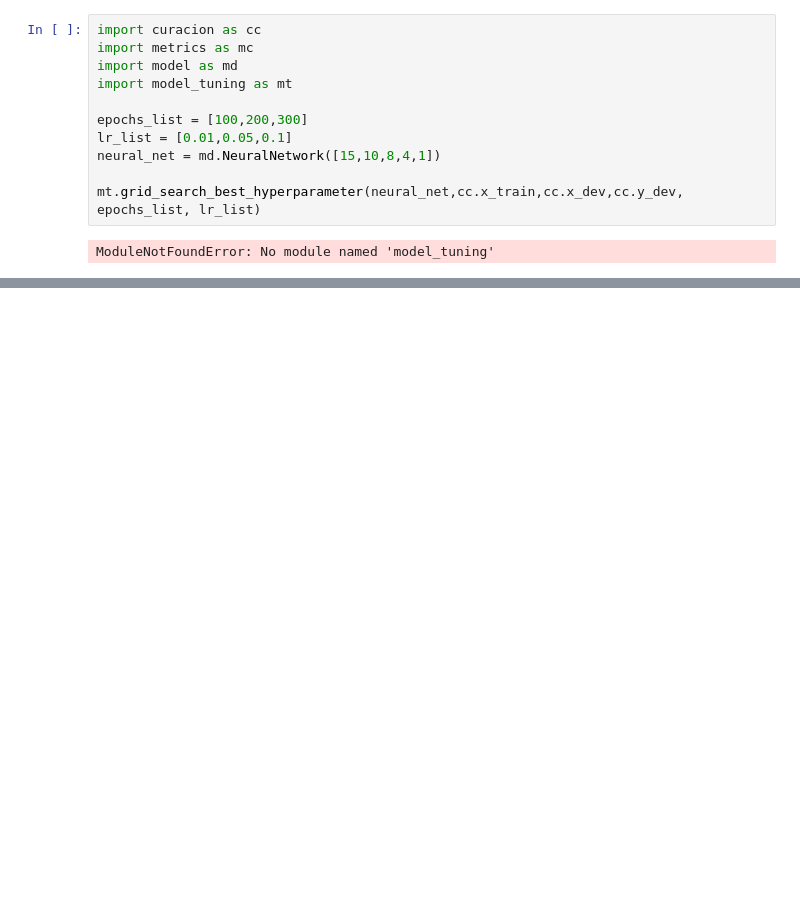
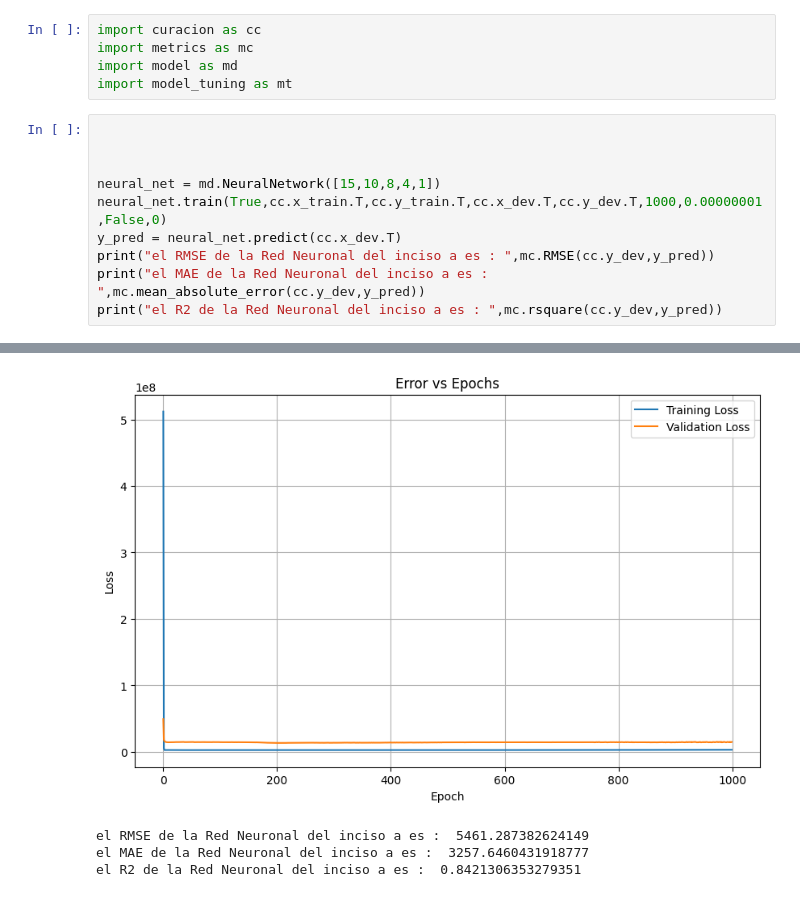
Before and after one commit to benjaminvitale/TP4_ml, a Jupyter notebook: results.ipynb, the cells around one changed output, grey strips where cells are left out. Cells and saved outputs as stored; diff of their text form; blank space fills up the shorter version.

```diff
--- a/results.ipynb
+++ b/results.ipynb
@@ -3,11 +3,14 @@ import curacion as cc
 import metrics as mc
 import model as md
 import model_tuning as mt
-
-epochs_list = [100,200,300]
-lr_list = [0.01,0.05,0.1]
-neural_net = md.NeuralNetwork([15,10,8,4,1])
-
-mt.grid_search_best_hyperparameter(neural_net,cc.x_train,cc.x_dev,cc.y_dev, epochs_list, lr_list)
-# %% [output]
-ModuleNotFoundError: No module named 'model_tuning'
+# %%
+
+
+
+neural_net = md.NeuralNetwork([15,10,8,4,1])
+neural_net.train(True,cc.x_train.T,cc.y_train.T,cc.x_dev.T,cc.y_dev.T,1000,0.00000001,False,0)
+y_pred = neural_net.predict(cc.x_dev.T)
+print("el RMSE de la Red Neuronal del inciso a es : ",mc.RMSE(cc.y_dev,y_pred))
+print("el MAE de la Red Neuronal del inciso a es : ",mc.mean_absolute_error(cc.y_dev,y_pred))
+print("el R2 de la Red Neuronal del inciso a es : ",mc.rsquare(cc.y_dev,y_pred))
+# %% [output]
@@ -13,0 +27,4 @@ ModuleNotFoundError: No module named 'model_tuning'
+[figure, added]
+el RMSE de la Red Neuronal del inciso a es :  5461.287382624149
+el MAE de la Red Neuronal del inciso a es :  3257.6460431918777
+el R2 de la Red Neuronal del inciso a es :  0.8421306353279351
```
Also changed, not shown: parts of 8 cells of this notebook, 6 other files.
